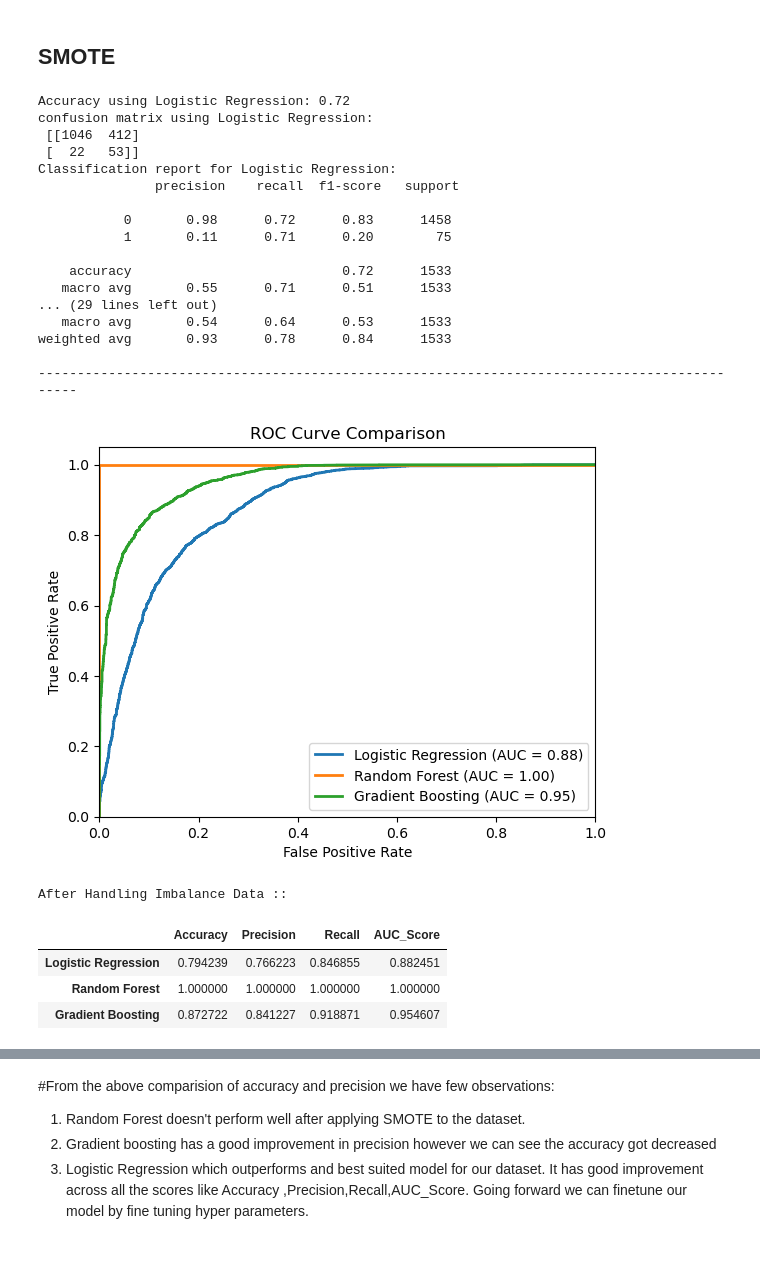
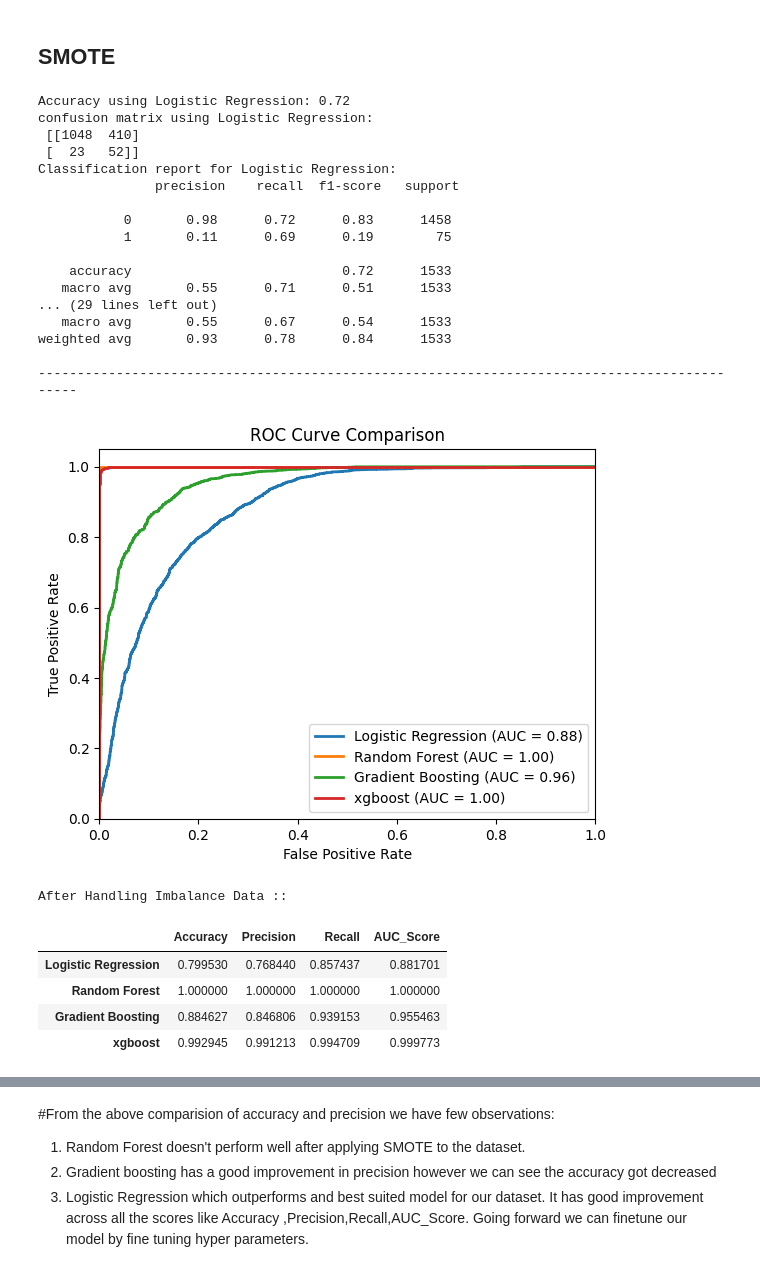
Before and after one commit to RamanujaTechGuy/StrokePrediction, a Jupyter notebook: Stroke_Prediction.ipynb, the cells around one changed output, grey strips where cells are left out. Drawn from its saved outputs; the diff is of its cells as text; code cells hidden in the pictures.

Commit message:
Updated XGBoost

```diff
--- a/Stroke_Prediction.ipynb
+++ b/Stroke_Prediction.ipynb
@@ -584,7 +586,9 @@ from sklearn.metrics import precision_recall_curve
 models = {
     "Logistic Regression": LogisticRegression(class_weight='balanced', random_state=42),
     "Random Forest": RandomForestClassifier(),
-    "Gradient Boosting": GradientBoostingClassifier()
+    "Gradient Boosting": GradientBoostingClassifier(),
+    "xgBoost":xgb.XGBClassifier()
+
 }
 
 
@@ -646,7 +650,9 @@ ROC-AUC: 0.5186282578875171
 models = {
     "Logistic Regression": LogisticRegression(class_weight='balanced', random_state=42),
     "Random Forest": RandomForestClassifier(),
-    "Gradient Boosting": GradientBoostingClassifier()
+    "Gradient Boosting": GradientBoostingClassifier(),
+    "xgBoost":xgb.XGBClassifier()
+
 }
 
 # create empty dictionaries for scores
@@ -729,18 +736,18 @@ for name,model in models.items():
 # %% [output]
 Accuracy using Logistic Regression: 0.72
 confusion matrix using Logistic Regression:
- [[1046  412]
- [  22   53]]
+ [[1048  410]
+ [  23   52]]
 Classification report for Logistic Regression:
                precision    recall  f1-score   support
 
            0       0.98      0.72      0.83      1458
-           1       0.11      0.71      0.20        75
+           1       0.11      0.69      0.19        75
 
     accuracy                           0.72      1533
    macro avg       0.55      0.71      0.51      1533
 ... (29 lines left out)
-   macro avg       0.54      0.64      0.53      1533
+   macro avg       0.55      0.67      0.54      1533
 weighted avg       0.93      0.78      0.84      1533
 
 ---------------------------------------------------------------------------------------------
@@ -749,7 +756,9 @@ weighted avg       0.93      0.78      0.84      1533
 models = {
     "Logistic Regression": LogisticRegression(class_weight='balanced',random_state=42),
     "Random Forest": RandomForestClassifier(),
-    "Gradient Boosting": GradientBoostingClassifier()
+    "Gradient Boosting": GradientBoostingClassifier(),
+    "xgboost": xgb.XGBClassifier()
+
 }
 
 # create empty dictionaries for scores
@@ -776,39 +785,40 @@ for name, model in models.items():
     precision_scores[name] = precision_score(y_smote, y_pred)
     recall_scores[name] = recall_score(y_smote, y_pred)
     auc_scores[name] = roc_auc_score(y_smote, y_pred_proba)
 
     # Plot ROC curve
     plt.plot(fpr, tpr, lw=2, label=f'{name} (AUC = {auc_scores[name]:.2f})')
 
 
 
 
 # Customize the plot
 plt.xlim([0.0, 1.0])
 plt.ylim([0.0, 1.05])
 plt.xlabel('False Positive Rate')
 plt.ylabel('True Positive Rate')
 plt.title('ROC Curve Comparison')
 plt.legend(loc="lower right")
 plt.show()
 
 
 #
 comparision_SMOTE =  pd.DataFrame({
     "Accuracy":accuracy_scores,
     "Precision":precision_scores,
     "Recall":recall_scores,
     "AUC_Score":auc_scores
 })
 print("After Handling Imbalance Data ::\n")
 comparision_SMOTE
 # %% [output]
-[figure, old version]
+[figure, new version]
 After Handling Imbalance Data ::
 |  | Accuracy | Precision | Recall | AUC_Score |
-| Logistic Regression | 0.794239 | 0.766223 | 0.846855 | 0.882451 |
+| Logistic Regression | 0.799530 | 0.768440 | 0.857437 | 0.881701 |
 | Random Forest | 1.000000 | 1.000000 | 1.000000 | 1.000000 |
-| Gradient Boosting | 0.872722 | 0.841227 | 0.918871 | 0.954607 |
+| Gradient Boosting | 0.884627 | 0.846806 | 0.939153 | 0.955463 |
+| xgboost | 0.992945 | 0.991213 | 0.994709 | 0.999773 |
 # %%
 print(comparision)
 print("\n")
```
Also changed, not shown: parts of 9 cells of this notebook.
